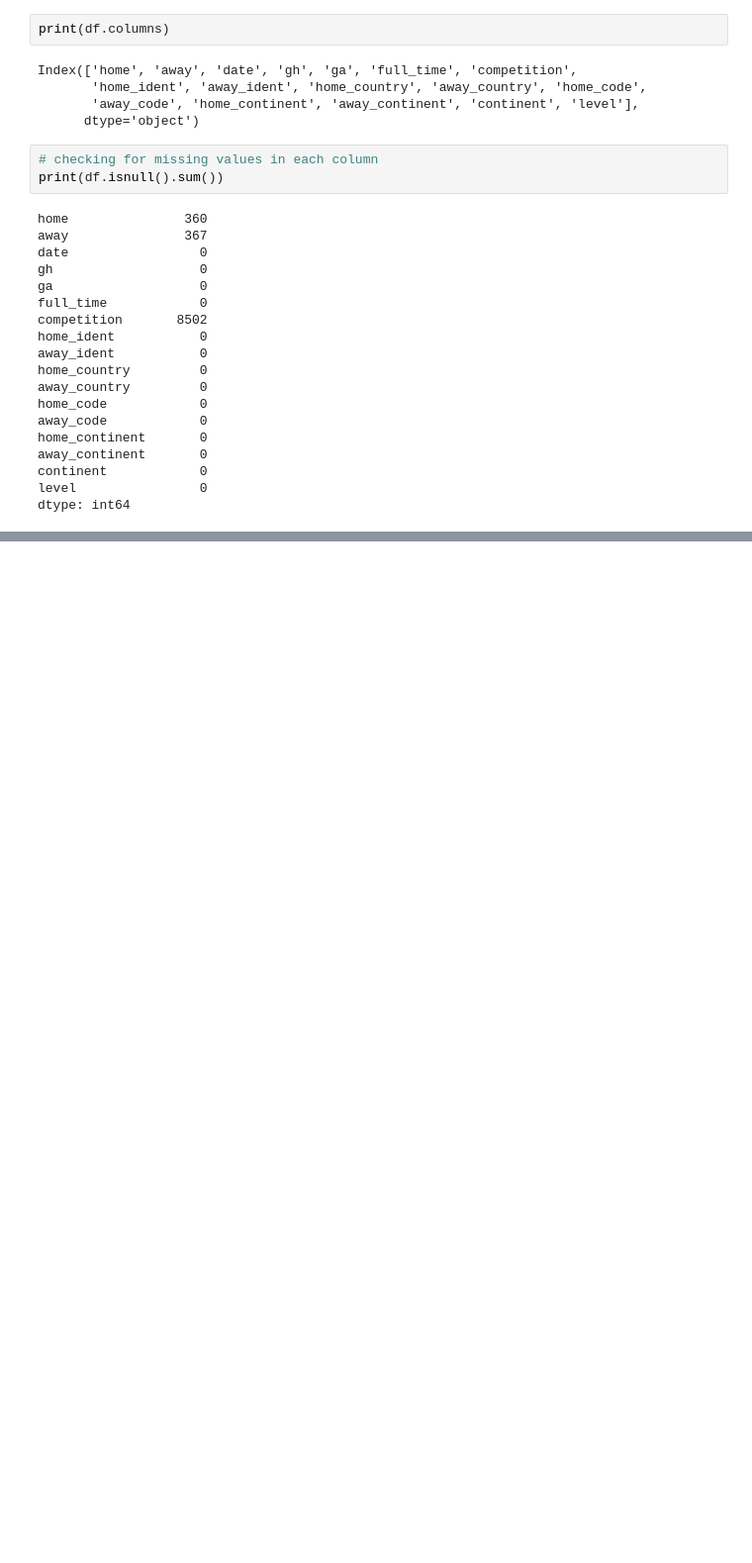
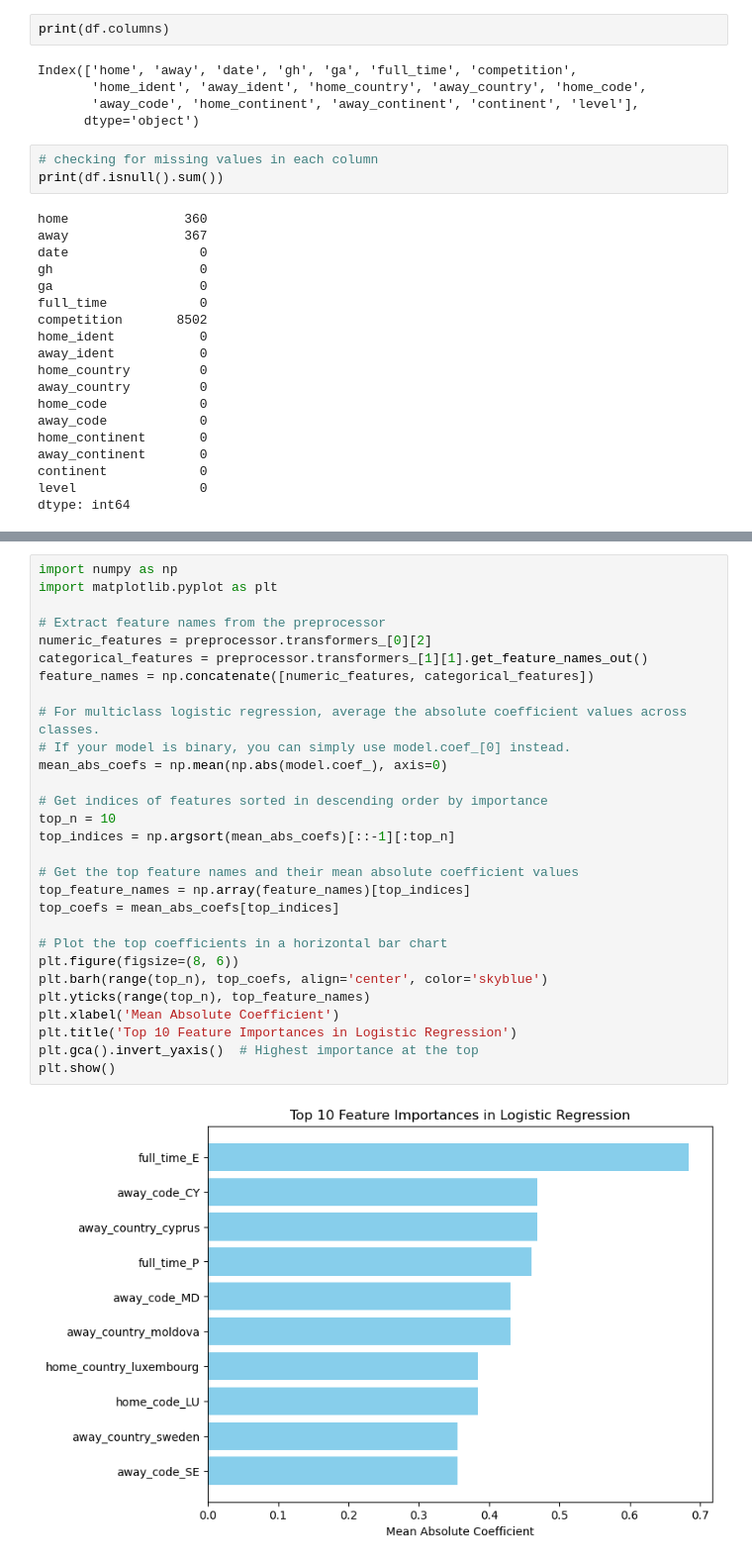
Before and after one commit to Manny-14/haclytics, a Jupyter notebook: football_model/cedar.ipynb, the cells around one changed output, grey strips where cells are left out. Shown: that part at 99% size. Drawn from its saved outputs; the diff is of its cells as text; blank space fills up the shorter version.

```diff
--- a/football_model/cedar.ipynb
+++ b/football_model/cedar.ipynb
@@ -92,0 +701,31 @@ dtype: int64
+# %%
+import numpy as np
+import matplotlib.pyplot as plt
+
+# Extract feature names from the preprocessor
+numeric_features = preprocessor.transformers_[0][2]
+categorical_features = preprocessor.transformers_[1][1].get_feature_names_out()
+feature_names = np.concatenate([numeric_features, categorical_features])
+
+# For multiclass logistic regression, average the absolute coefficient values across classes.
+# If your model is binary, you can simply use model.coef_[0] instead.
+mean_abs_coefs = np.mean(np.abs(model.coef_), axis=0)
+
+# Get indices of features sorted in descending order by importance
+top_n = 10
+top_indices = np.argsort(mean_abs_coefs)[::-1][:top_n]
+
+# Get the top feature names and their mean absolute coefficient values
+top_feature_names = np.array(feature_names)[top_indices]
+top_coefs = mean_abs_coefs[top_indices]
+
+# Plot the top coefficients in a horizontal bar chart
+plt.figure(figsize=(8, 6))
+plt.barh(range(top_n), top_coefs, align='center', color='skyblue')
+plt.yticks(range(top_n), top_feature_names)
+plt.xlabel('Mean Absolute Coefficient')
+plt.title('Top 10 Feature Importances in Logistic Regression')
+plt.gca().invert_yaxis()  # Highest importance at the top
+plt.show()
+# %% [output]
+[figure, added]
```
Also changed, not shown: parts of 32 cells of this notebook, 5 other files.
